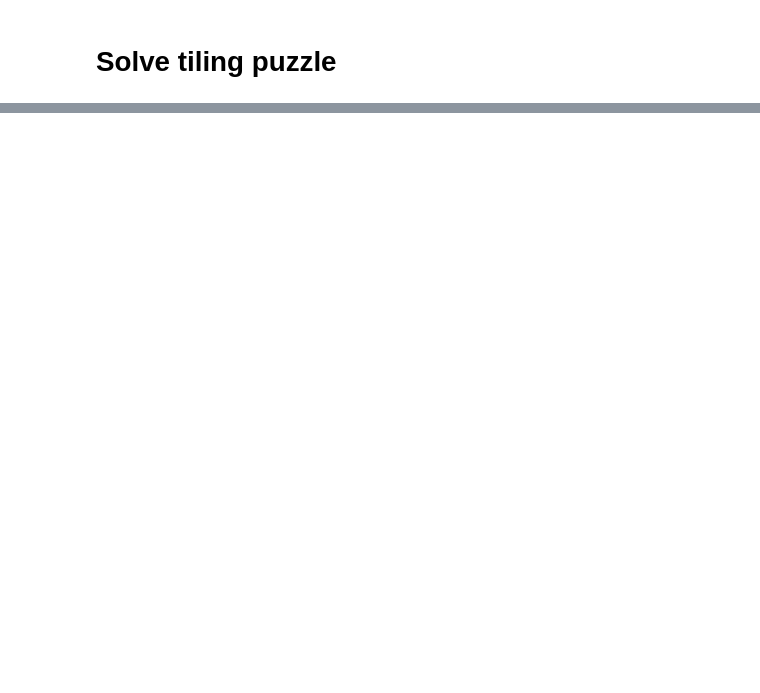
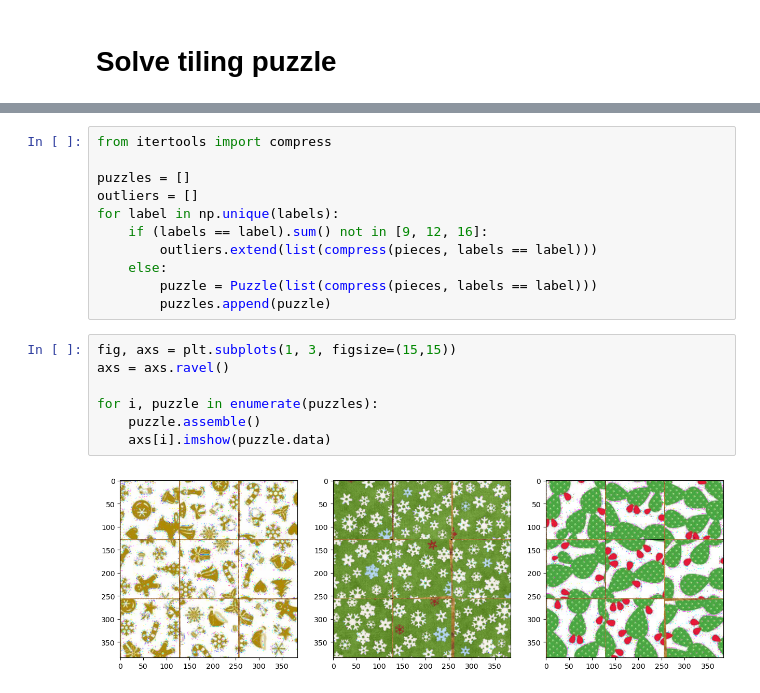
Before and after one commit to theoh-io/iapr_group15, a Jupyter notebook: project/project_draft_tom.ipynb, the cells around one changed output, grey strips where cells are left out. Drawn from its saved outputs; the diff is of its cells as text; blank space fills up the shorter version.

```diff
--- a/project/project_draft_tom.ipynb
+++ b/project/project_draft_tom.ipynb
@@ -463,0 +519,20 @@ plt.scatter(principal_components[:,0], principal_components[:,1])
+# %%
+from itertools import compress
+
+puzzles = []
+outliers = []
+for label in np.unique(labels):
+    if (labels == label).sum() not in [9, 12, 16]:
+        outliers.extend(list(compress(pieces, labels == label)))
+    else:
+        puzzle = Puzzle(list(compress(pieces, labels == label)))
+        puzzles.append(puzzle)
+# %%
+fig, axs = plt.subplots(1, 3, figsize=(15,15))
+axs = axs.ravel()
+
+for i, puzzle in enumerate(puzzles):
+    puzzle.assemble()
+    axs[i].imshow(puzzle.data)
+# %% [output]
+[figure, added]
```
Also changed, not shown: parts of 9 cells of this notebook.
